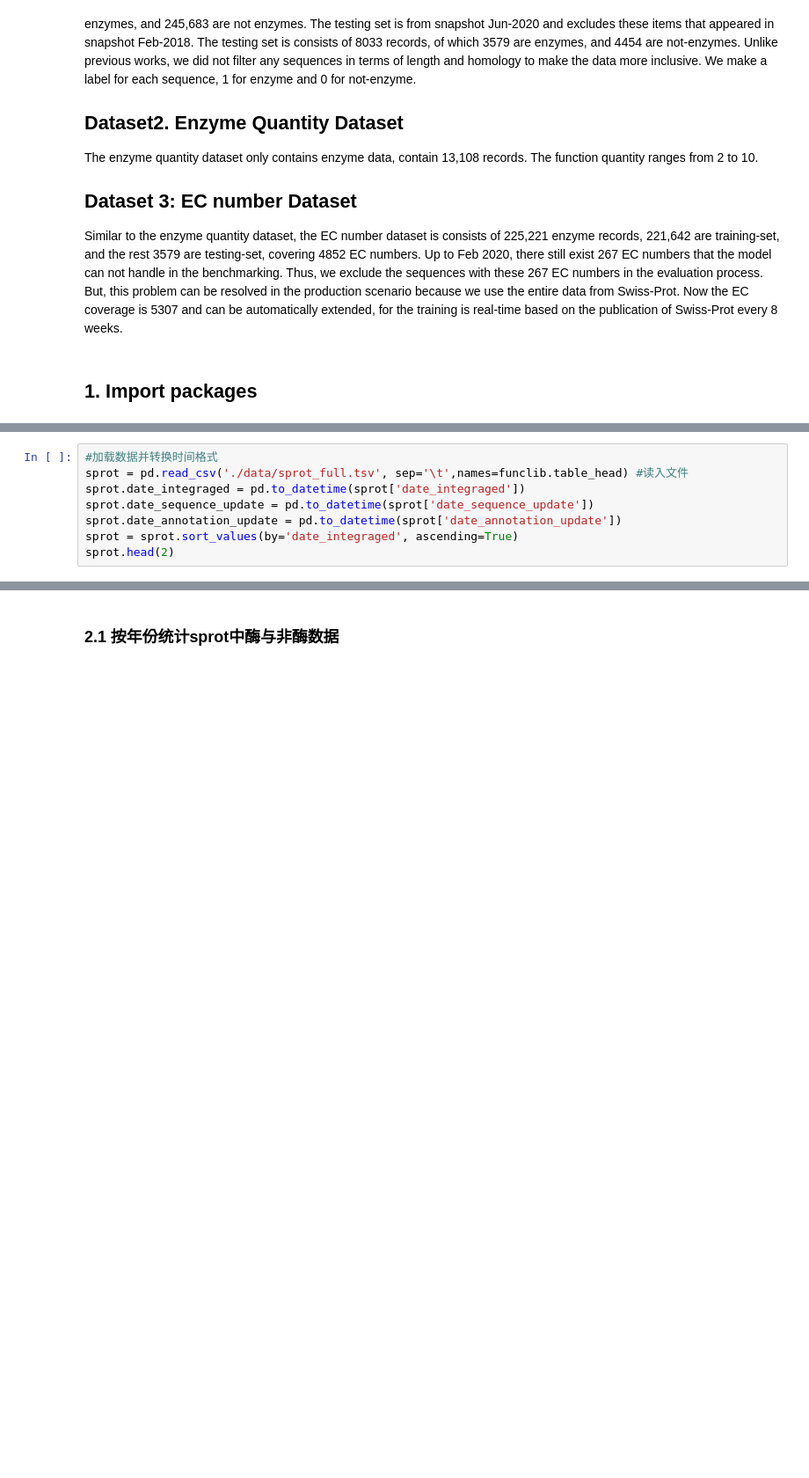
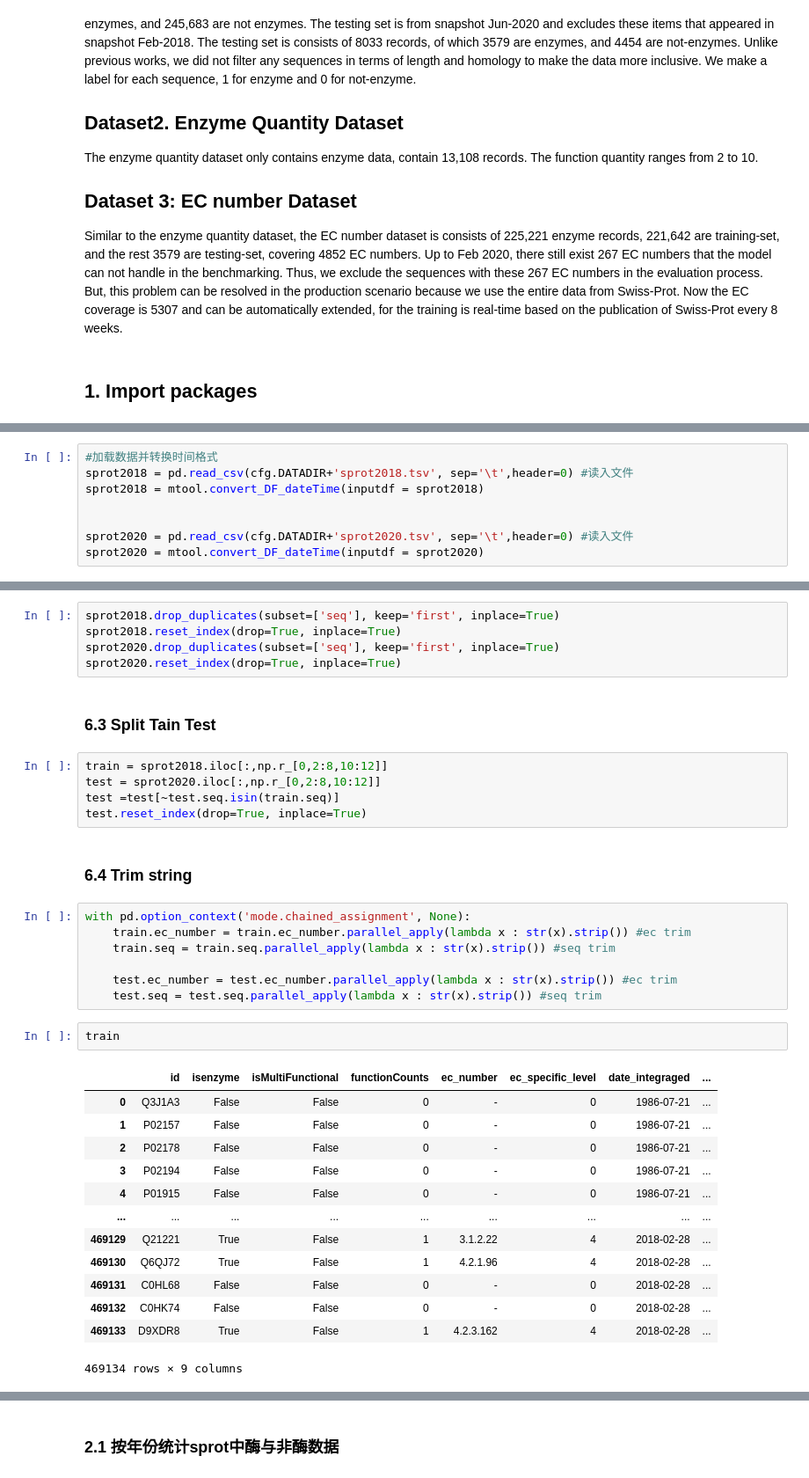
Before and after one commit to kingstdio/ECRECer, a Jupyter notebook: prepare_task_dataset.ipynb, the cells around one changed output, grey strips where cells are left out. Shown: that part at 88% size. Saved outputs shown, nothing was run; the diff lists cells and outputs as text; blank space fills up the shorter version.

```diff
--- a/construct_task_dataset.ipynb
+++ b/prepare_task_dataset.ipynb
@@ -43,8 +95,8 @@ The autoreload extension is already loaded. To reload it, use:
 # %%
 #加载数据并转换时间格式
-sprot = pd.read_csv('./data/sprot_full.tsv', sep='\t',names=funclib.table_head) #读入文件
-sprot.date_integraged = pd.to_datetime(sprot['date_integraged'])
-sprot.date_sequence_update = pd.to_datetime(sprot['date_sequence_update'])
-sprot.date_annotation_update = pd.to_datetime(sprot['date_annotation_update'])
-sprot = sprot.sort_values(by='date_integraged', ascending=True)
-sprot.head(2)
+sprot2018 = pd.read_csv(cfg.DATADIR+'sprot2018.tsv', sep='\t',header=0) #读入文件
+sprot2018 = mtool.convert_DF_dateTime(inputdf = sprot2018)
+
+
+sprot2020 = pd.read_csv(cfg.DATADIR+'sprot2020.tsv', sep='\t',header=0) #读入文件
+sprot2020 = mtool.convert_DF_dateTime(inputdf = sprot2020)
@@ -60,0 +106,37 @@ sprot.head(2)
+# %%
+sprot2018.drop_duplicates(subset=['seq'], keep='first', inplace=True)
+sprot2018.reset_index(drop=True, inplace=True)
+sprot2020.drop_duplicates(subset=['seq'], keep='first', inplace=True)
+sprot2020.reset_index(drop=True, inplace=True)
+# %% [markdown]
+### 6.3 Split Tain Test
+# %%
+train = sprot2018.iloc[:,np.r_[0,2:8,10:12]]
+test = sprot2020.iloc[:,np.r_[0,2:8,10:12]]
+test =test[~test.seq.isin(train.seq)]
+test.reset_index(drop=True, inplace=True)
+# %% [markdown]
+### 6.4 Trim string
+# %%
+with pd.option_context('mode.chained_assignment', None):
+    train.ec_number = train.ec_number.parallel_apply(lambda x : str(x).strip()) #ec trim
+    train.seq = train.seq.parallel_apply(lambda x : str(x).strip()) #seq trim
+
+    test.ec_number = test.ec_number.parallel_apply(lambda x : str(x).strip()) #ec trim
+    test.seq = test.seq.parallel_apply(lambda x : str(x).strip()) #seq trim
+# %%
+train
+# %% [output]
+|  | id | isenzyme | isMultiFunctional | functionCounts | ec_number | ec_specific_level | date_integraged | ... |
+| 0 | Q3J1A3 | False | False | 0 | - | 0 | 1986-07-21 | ... |
+| 1 | P02157 | False | False | 0 | - | 0 | 1986-07-21 | ... |
+| 2 | P02178 | False | False | 0 | - | 0 | 1986-07-21 | ... |
+| 3 | P02194 | False | False | 0 | - | 0 | 1986-07-21 | ... |
+| 4 | P01915 | False | False | 0 | - | 0 | 1986-07-21 | ... |
+| ... | ... | ... | ... | ... | ... | ... | ... | ... |
+| 469129 | Q21221 | True | False | 1 | 3.1.2.22 | 4 | 2018-02-28 | ... |
+| 469130 | Q6QJ72 | True | False | 1 | 4.2.1.96 | 4 | 2018-02-28 | ... |
+| 469131 | C0HL68 | False | False | 0 | - | 0 | 2018-02-28 | ... |
+| 469132 | C0HK74 | False | False | 0 | - | 0 | 2018-02-28 | ... |
+| 469133 | D9XDR8 | True | False | 1 | 4.2.3.162 | 4 | 2018-02-28 | ... |
+469134 rows × 9 columns
```
Also changed, not shown: parts of 13 cells of this notebook, 5 other files.
